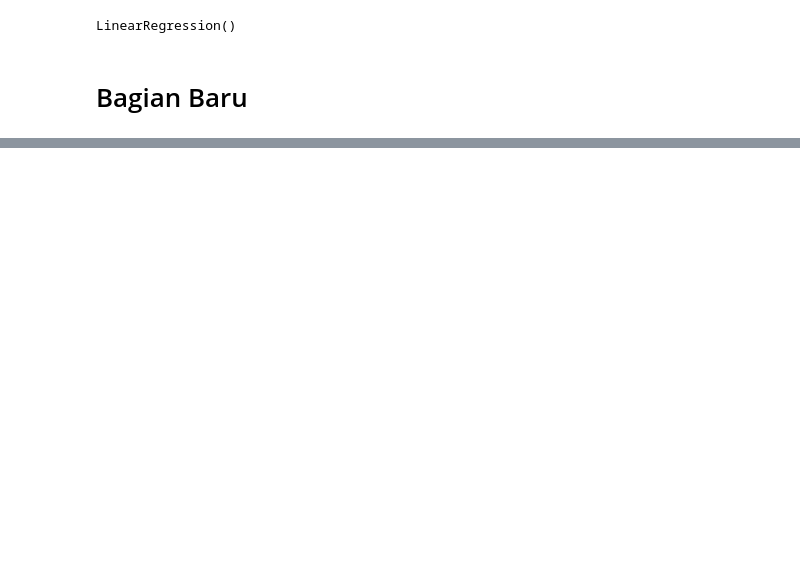
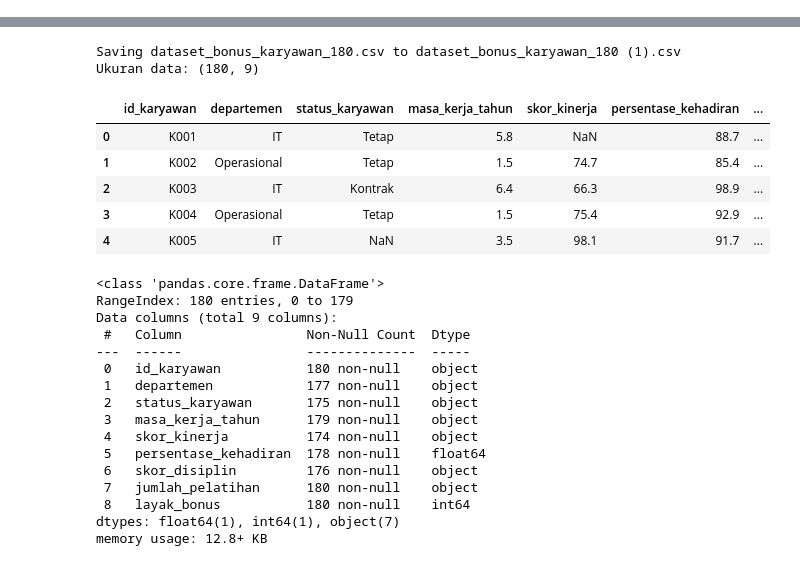
Before and after one commit to pascaputrinapitu-blip/database_kalkulator, a Jupyter notebook: Untitled1.ipynb, the cells around one changed output, grey strips where cells are left out. Cells and saved outputs as stored; diff of their text form; code cells hidden in the pictures; blank space fills up the shorter version.

```diff
--- a/Untitled1.ipynb
+++ b/Untitled1.ipynb
@@ -25,7 +3,14 @@ y = 3*x1 - 2*x2 + 1.5*x3 + epsilon
-# %%
-model = LinearRegression()
-model.fit(x, y)
-# %% [output]
-LinearRegression()
-# %% [markdown]
-# Bagian Baru
+# %%
+import pandas as pd
+import numpy as np
+
+from google.colab import files
+uploaded = files.upload()
+
+# Sesuaikan nama file jika berbeda
+df = pd.read_csv("dataset_bonus_karyawan_180.csv")
+
+print("Ukuran data:", df.shape)
+display(df.head())
+df.info()
+# %% [output]
@@ -31,0 +18,24 @@ LinearRegression()
+Saving dataset_bonus_karyawan_180.csv to dataset_bonus_karyawan_180 (1).csv
+Ukuran data: (180, 9)
+|  | id_karyawan | departemen | status_karyawan | masa_kerja_tahun | skor_kinerja | persentase_kehadiran | ... |
+| 0 | K001 | IT | Tetap | 5.8 | NaN | 88.7 | ... |
+| 1 | K002 | Operasional | Tetap | 1.5 | 74.7 | 85.4 | ... |
+| 2 | K003 | IT | Kontrak | 6.4 | 66.3 | 98.9 | ... |
+| 3 | K004 | Operasional | Tetap | 1.5 | 75.4 | 92.9 | ... |
+| 4 | K005 | IT | NaN | 3.5 | 98.1 | 91.7 | ... |
+<class 'pandas.core.frame.DataFrame'>
+RangeIndex: 180 entries, 0 to 179
+Data columns (total 9 columns):
+ #   Column                Non-Null Count  Dtype
+---  ------                --------------  -----
+ 0   id_karyawan           180 non-null    object
+ 1   departemen            177 non-null    object
+ 2   status_karyawan       175 non-null    object
+ 3   masa_kerja_tahun      179 non-null    object
+ 4   skor_kinerja          174 non-null    object
+ 5   persentase_kehadiran  178 non-null    float64
+ 6   skor_disiplin         176 non-null    object
+ 7   jumlah_pelatihan      180 non-null    object
+ 8   layak_bonus           180 non-null    int64
+dtypes: float64(1), int64(1), object(7)
+memory usage: 12.8+ KB
```
Also changed, not shown: parts of 17 cells of this notebook.
